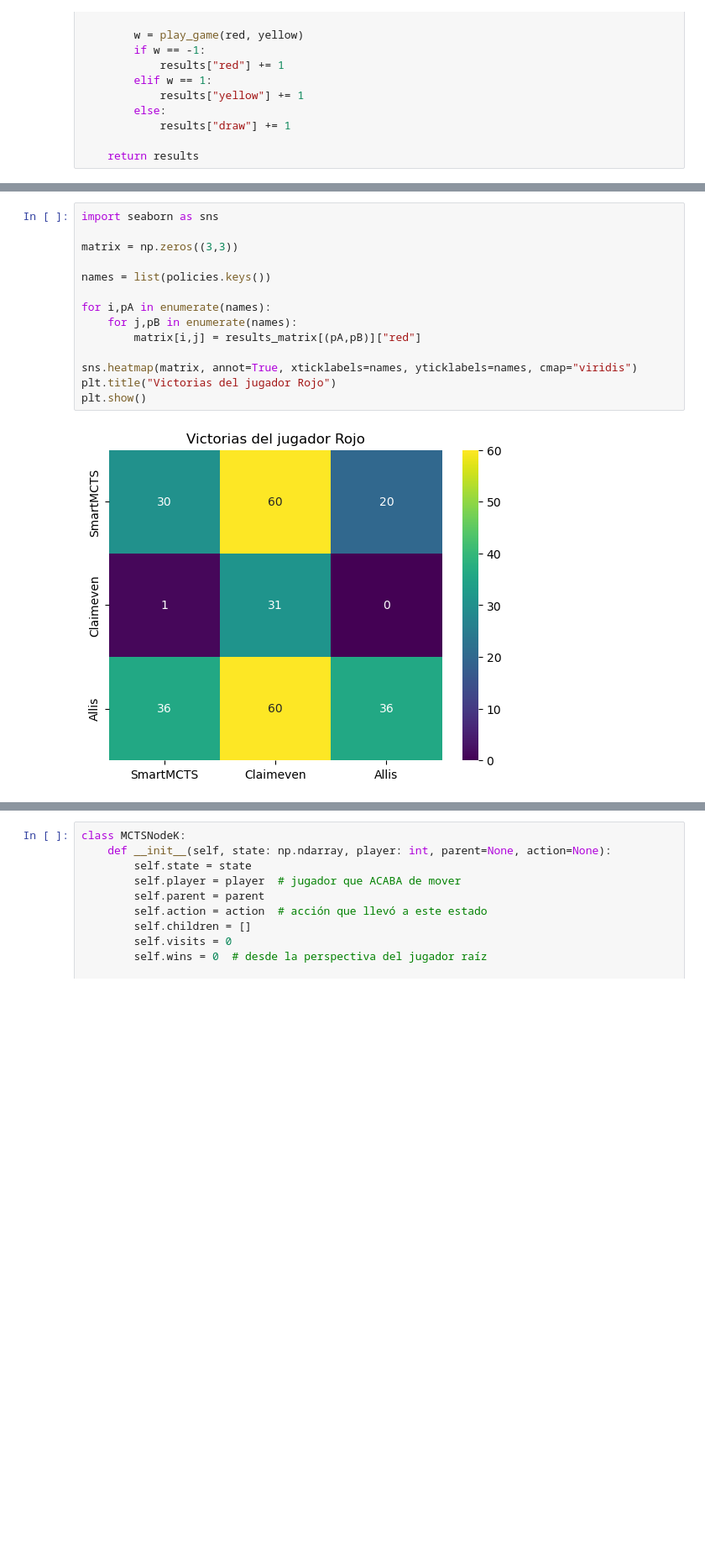
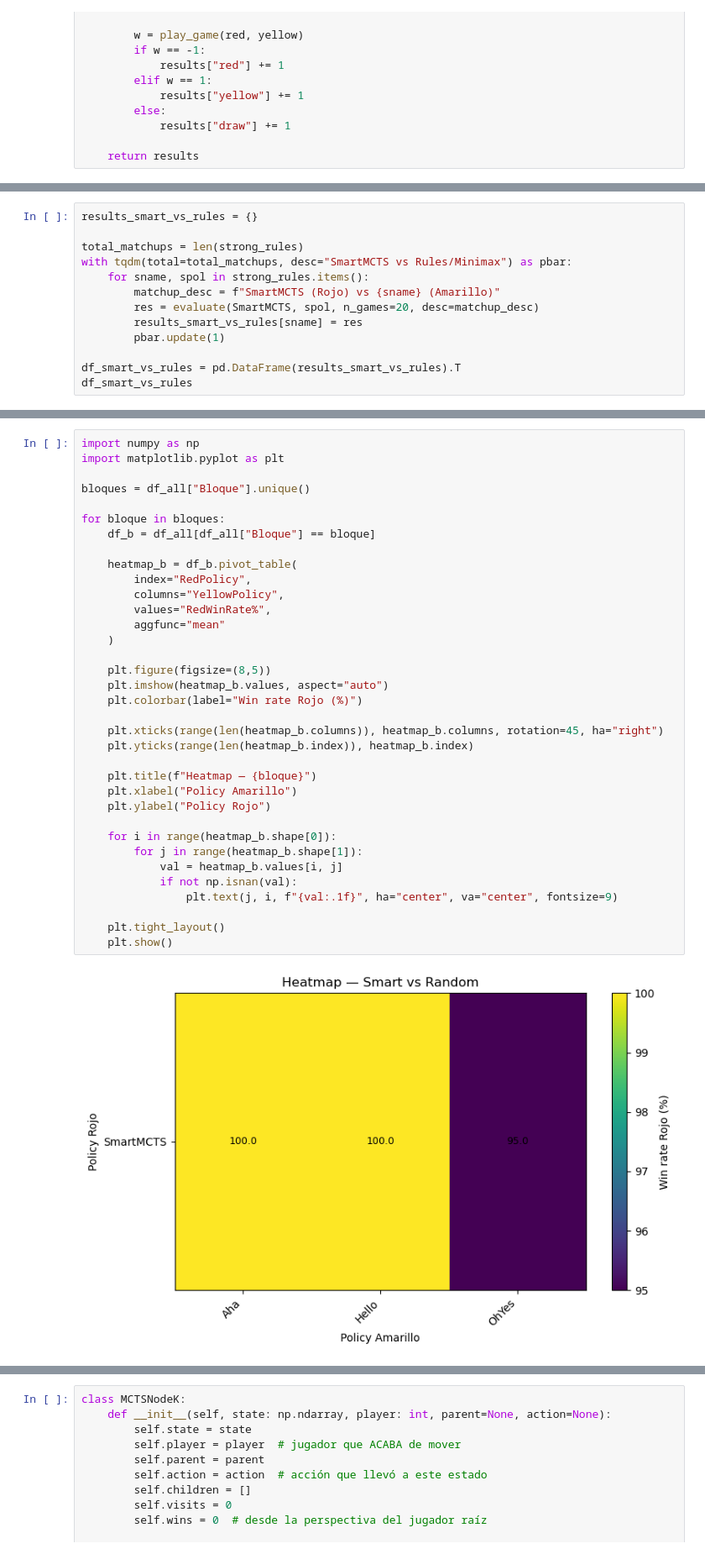
Before and after one commit to 1JuL/ai_fundamentals_fp, a Jupyter notebook: tournament/compares.ipynb, the cells around one changed output, grey strips where cells are left out. Shown: that part at 84% size. Saved outputs shown, nothing was run; the diff lists cells and outputs as text; blank space fills up the shorter version.

Commit message:
Graphs between random vs external pollicies vs policy

```diff
--- a/tournament/compares.ipynb
+++ b/tournament/compares.ipynb
@@ -116,0 +126,13 @@ df
+# %%
+results_smart_vs_rules = {}
+
+total_matchups = len(strong_rules)
+with tqdm(total=total_matchups, desc="SmartMCTS vs Rules/Minimax") as pbar:
+    for sname, spol in strong_rules.items():
+        matchup_desc = f"SmartMCTS (Rojo) vs {sname} (Amarillo)"
+        res = evaluate(SmartMCTS, spol, n_games=20, desc=matchup_desc)
+        results_smart_vs_rules[sname] = res
+        pbar.update(1)
+
+df_smart_vs_rules = pd.DataFrame(results_smart_vs_rules).T
+df_smart_vs_rules
@@ -139,16 +216,37 @@ plt.show()
 # %%
-import seaborn as sns
+import numpy as np
+import matplotlib.pyplot as plt
 
-matrix = np.zeros((3,3))
+bloques = df_all["Bloque"].unique()
 
-names = list(policies.keys())
+for bloque in bloques:
+    df_b = df_all[df_all["Bloque"] == bloque]
 
-for i,pA in enumerate(names):
-    for j,pB in enumerate(names):
-        matrix[i,j] = results_matrix[(pA,pB)]["red"]
+    heatmap_b = df_b.pivot_table(
+        index="RedPolicy",
+        columns="YellowPolicy",
+        values="RedWinRate%",
+        aggfunc="mean"
+    )
 
-sns.heatmap(matrix, annot=True, xticklabels=names, yticklabels=names, cmap="viridis")
-plt.title("Victorias del jugador Rojo")
-plt.show()
+    plt.figure(figsize=(8,5))
+    plt.imshow(heatmap_b.values, aspect="auto")
+    plt.colorbar(label="Win rate Rojo (%)")
+
+    plt.xticks(range(len(heatmap_b.columns)), heatmap_b.columns, rotation=45, ha="right")
+    plt.yticks(range(len(heatmap_b.index)), heatmap_b.index)
+
+    plt.title(f"Heatmap — {bloque}")
+    plt.xlabel("Policy Amarillo")
+    plt.ylabel("Policy Rojo")
+
+    for i in range(heatmap_b.shape[0]):
+        for j in range(heatmap_b.shape[1]):
+            val = heatmap_b.values[i, j]
+            if not np.isnan(val):
+                plt.text(j, i, f"{val:.1f}", ha="center", va="center", fontsize=9)
+
+    plt.tight_layout()
+    plt.show()
 # %% [output]
-[figure, old version]
+[figure, new version]
```
Also changed, not shown: parts of 7 cells of this notebook.
